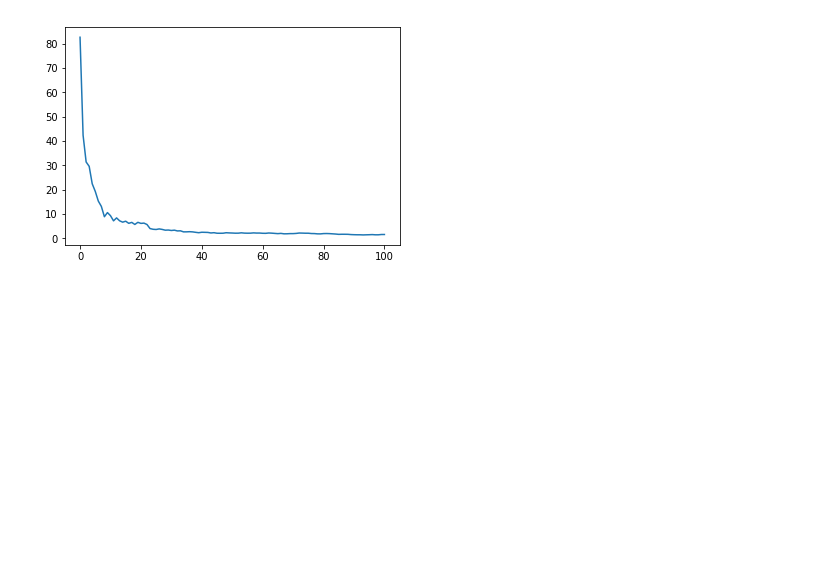
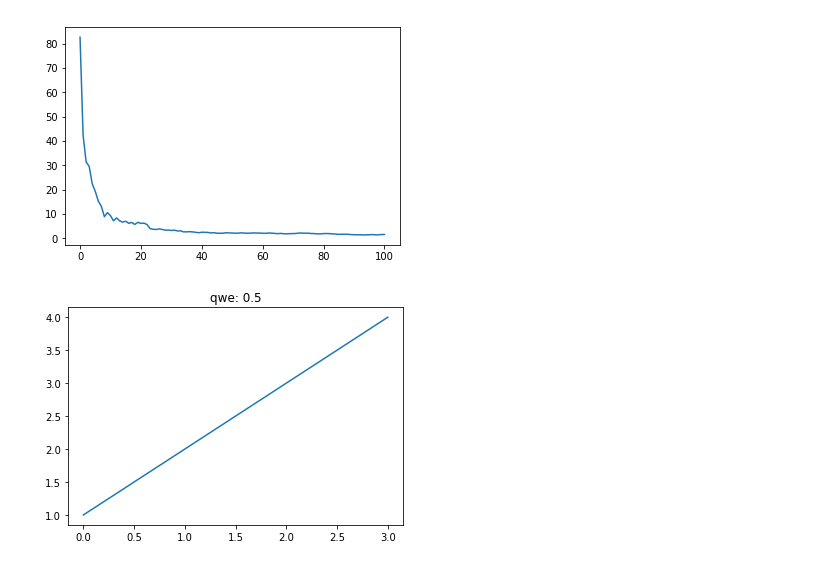
Before and after one commit to alex-faustino/rl-sandbox, a Jupyter notebook: project/ashetty2/workspace.ipynb, the cells around one changed output. Saved outputs shown, nothing was run; the diff lists cells and outputs as text; code cells hidden in the pictures; blank space fills up the shorter version.

```diff
--- a/project/ashetty2/workspace.ipynb
+++ b/project/ashetty2/workspace.ipynb
@@ -44,3 +44,10 @@ plt.plot(r_)
 # %% [output]
 [<matplotlib.lines.Line2D at 0x...>]
 [figure]
+# %%
+f = 0.5
+plt.plot([1,2,3,4])
+plt.title('qwe: ' + str(round(f, 2)))
+plt.show()
+# %% [output]
+[figure, added]
```
Also changed, not shown: 2 other files.
